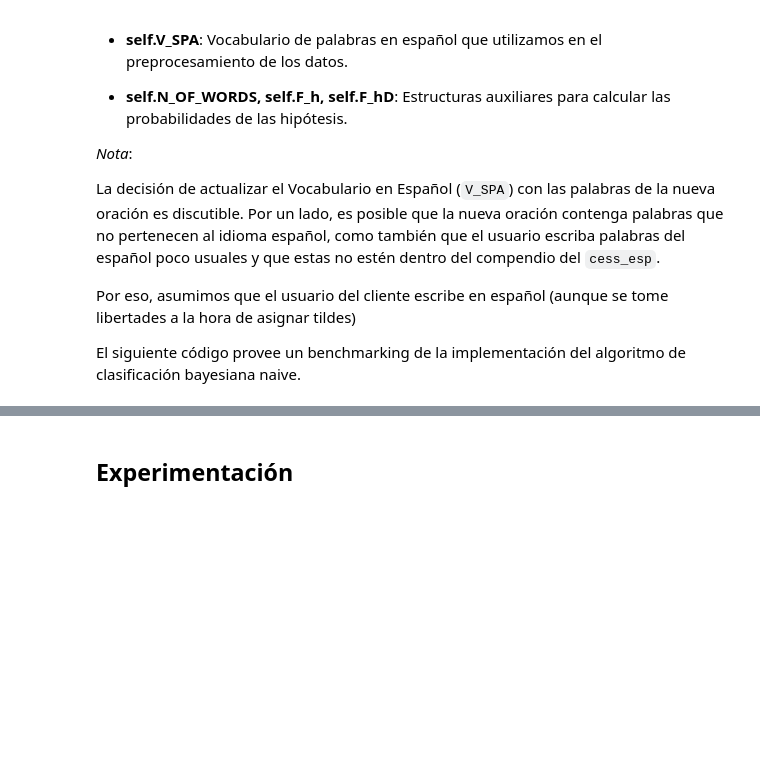
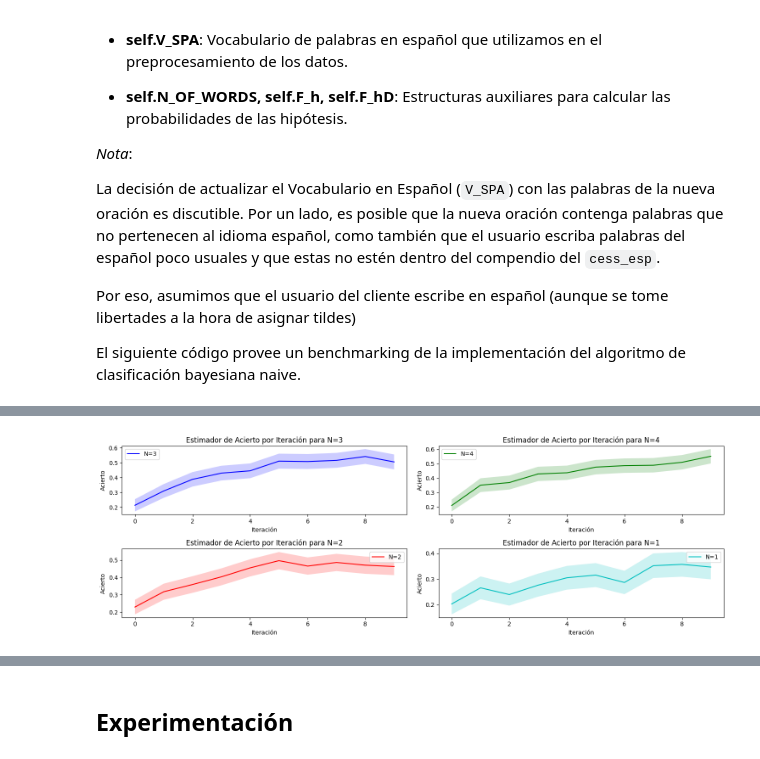
Before and after one commit to santiagoalaniz/fing_aprendaut, a Jupyter notebook: lab2/informe_tarea_02.ipynb, the cells around one changed output, grey strips where cells are left out. Drawn from its saved outputs; the diff is of its cells as text; code cells hidden in the pictures; blank space fills up the shorter version.

```diff
--- a/lab2/informe_tarea_02.ipynb
+++ b/lab2/informe_tarea_02.ipynb
@@ -294,0 +311,60 @@ Para evitar reducir el tiempo de ejecución, vamos a tomar un muestreo estadíst
+# %%
+from src.bayesian_learning import G02NaiveBayesClassifier
+from src.test_learning import train_and_evaluate
+import os, pandas as pd
+import concurrent.futures
+import matplotlib.pyplot as plt
+
+ITERATIONS = 10
+Z = 1.96
+P = 0.5
+E = 0.05
+_N = int(Z**2 * P * (1-P) / E**2)
+
+_devel = preprocessor.apply(devel)
+
+def grid_search_to_csv():
+    results = pd.DataFrame(columns=['N', 'iteration', 'lower_bound', 'upper_bound'])
+    with concurrent.futures.ProcessPoolExecutor() as executor:
+        futures = []
+        for N in [1,2,3,4]:
+            clf = G02NaiveBayesClassifier(train, N=N)
+            future = executor.submit(train_and_evaluate, clf, _N, _devel, ITERATIONS, Z)
+            futures.append(future)
+
+        for future in concurrent.futures.as_completed(futures):
+            rusult = future.result()
+            for (N, i, _P_neg, _P_pos) in rusult:
+                results.loc[len(results)] = [N, i, _P_neg, _P_pos]
+
+    results.to_csv('assets/grid_search.csv', index=False)
+
+if not os.path.exists('assets/grid_search.csv'): grid_search_to_csv()
+
+grid_search_csv = 'assets/grid_search.csv'
+results = pd.read_csv(grid_search_csv)
+
+colors = ['b', 'g', 'r', 'c']
+fig, axes = plt.subplots(2, 2, figsize=(15, 5))
+axes = axes.flatten()
+
+for i, n in enumerate(results['N'].unique()):
+    ax = axes[i]
+    subset = results[results['N'] == n]
+    iterations = subset['iteration']
+    lower_bounds = subset['lower_bound']
+    upper_bounds = subset['upper_bound']
+    mean_values = [(lower + upper) / 2 for lower, upper in zip(lower_bounds, upper_bounds)]
+
+    ax.plot(iterations, mean_values, label=f'N={int(n)}', color=colors[i])
+    ax.fill_between(iterations, lower_bounds, upper_bounds, alpha=0.2, facecolor=colors[i])
+
+    ax.set_xlabel('Iteración')
+    ax.set_ylabel('Acierto')
+    ax.set_title(f'Estimador de Acierto por Iteración para N={int(n)}')
+    ax.legend()
+
+plt.tight_layout()
+plt.show()
+# %% [output]
+[figure, added]
```
Also changed, not shown: parts of 15 cells of this notebook, 2 other files.
